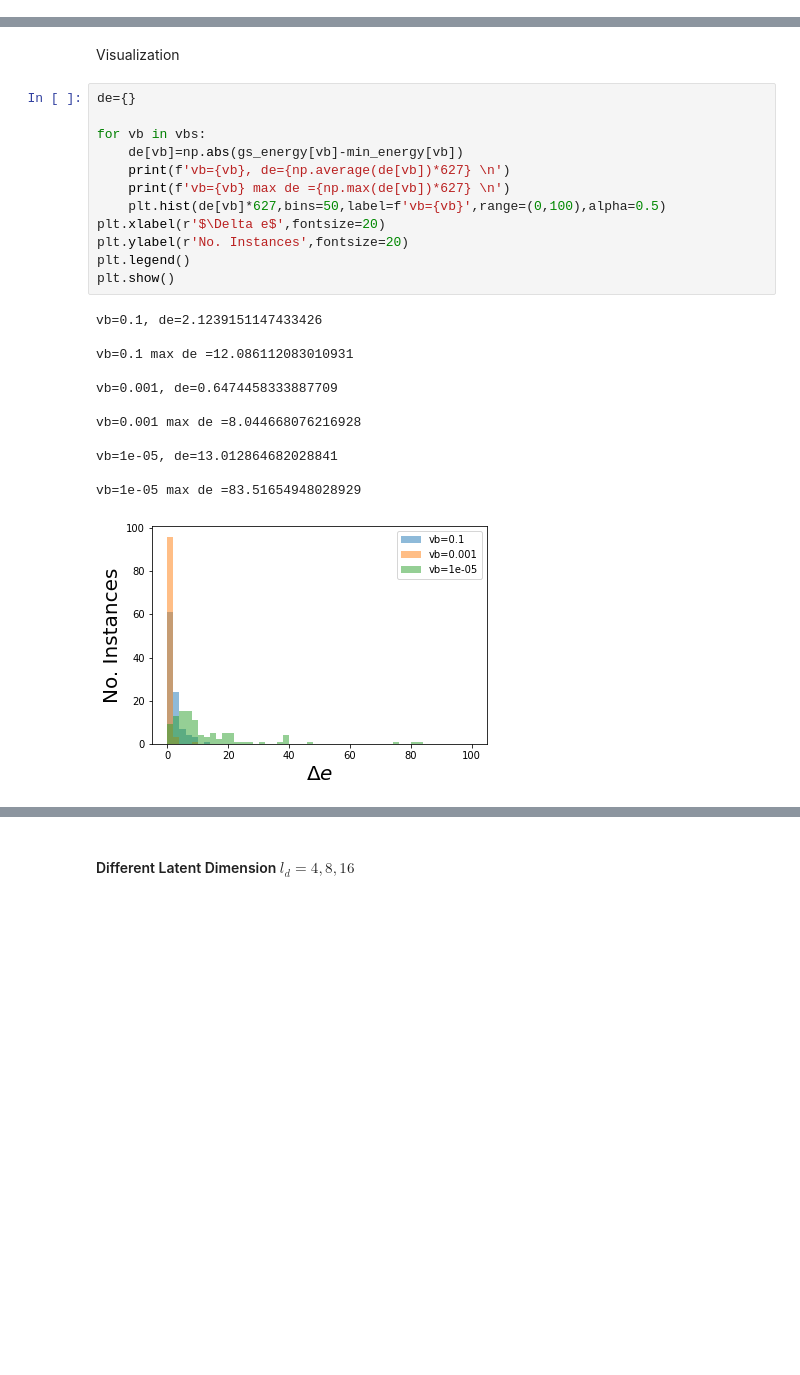
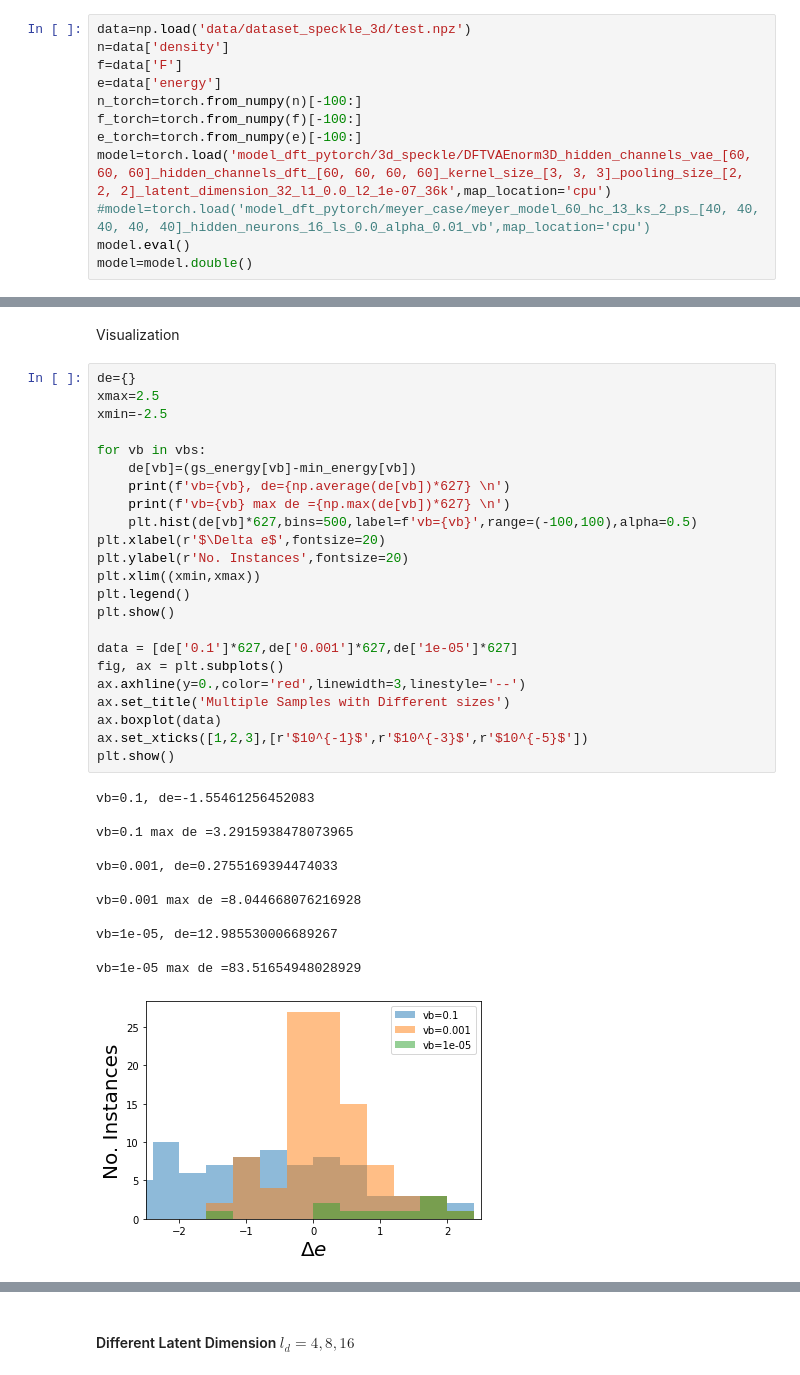
Before and after one commit to emacosta95/dft_autoencoder, a Jupyter notebook: Test.ipynb, the cells around one changed output, grey strips where cells are left out. Drawn from its saved outputs; the diff is of its cells as text; blank space fills up the shorter version.

```diff
--- a/Test.ipynb
+++ b/Test.ipynb
@@ -147,0 +164,12 @@ tensor(0.0575, dtype=torch.float64) tensor(0.0508, dtype=torch.float64)
+# %%
+data=np.load('data/dataset_speckle_3d/test.npz')
+n=data['density']
+f=data['F']
+e=data['energy']
+n_torch=torch.from_numpy(n)[-100:]
+f_torch=torch.from_numpy(f)[-100:]
+e_torch=torch.from_numpy(e)[-100:]
+model=torch.load('model_dft_pytorch/3d_speckle/DFTVAEnorm3D_hidden_channels_vae_[60, 60, 60]_hidden_channels_dft_[60, 60, 60, 60]_kernel_size_[3, 3, 3]_pooling_size_[2, 2, 2]_latent_dimension_32_l1_0.0_l2_1e-07_36k',map_location='cpu')
+#model=torch.load('model_dft_pytorch/meyer_case/meyer_model_60_hc_13_ks_2_ps_[40, 40, 40, 40, 40]_hidden_neurons_16_ls_0.0_alpha_0.01_vb',map_location='cpu')
+model.eval()
+model=model.double()
@@ -178,26 +309,37 @@ for vb in vbs:
 Visualization
 # %%
 de={}
+xmax=2.5
+xmin=-2.5
 
 for vb in vbs:
-    de[vb]=np.abs(gs_energy[vb]-min_energy[vb])
+    de[vb]=(gs_energy[vb]-min_energy[vb])
     print(f'vb={vb}, de={np.average(de[vb])*627} \n')
     print(f'vb={vb} max de ={np.max(de[vb])*627} \n')
-    plt.hist(de[vb]*627,bins=50,label=f'vb={vb}',range=(0,100),alpha=0.5)
+    plt.hist(de[vb]*627,bins=500,label=f'vb={vb}',range=(-100,100),alpha=0.5)
 plt.xlabel(r'$\Delta e$',fontsize=20)
 plt.ylabel(r'No. Instances',fontsize=20)
+plt.xlim((xmin,xmax))
 plt.legend()
 plt.show()
+
+data = [de['0.1']*627,de['0.001']*627,de['1e-05']*627]
+fig, ax = plt.subplots()
+ax.axhline(y=0.,color='red',linewidth=3,linestyle='--')
+ax.set_title('Multiple Samples with Different sizes')
+ax.boxplot(data)
+ax.set_xticks([1,2,3],[r'$10^{-1}$',r'$10^{-3}$',r'$10^{-5}$'])
+plt.show()
 # %% [output]
-vb=0.1, de=2.1239151147433426
+vb=0.1, de=-1.55461256452083
 
-vb=0.1 max de =12.086112083010931
+vb=0.1 max de =3.2915938478073965
 
-vb=0.001, de=0.6474458333887709
+vb=0.001, de=0.2755169394474033
 
 vb=0.001 max de =8.044668076216928
 
-vb=1e-05, de=13.012864682028841
+vb=1e-05, de=12.985530006689267
 
 vb=1e-05 max de =83.51654948028929
-[figure, old version]
+[figure, new version]
```
Also changed, not shown: parts of 50 cells of this notebook, 8 other files.
